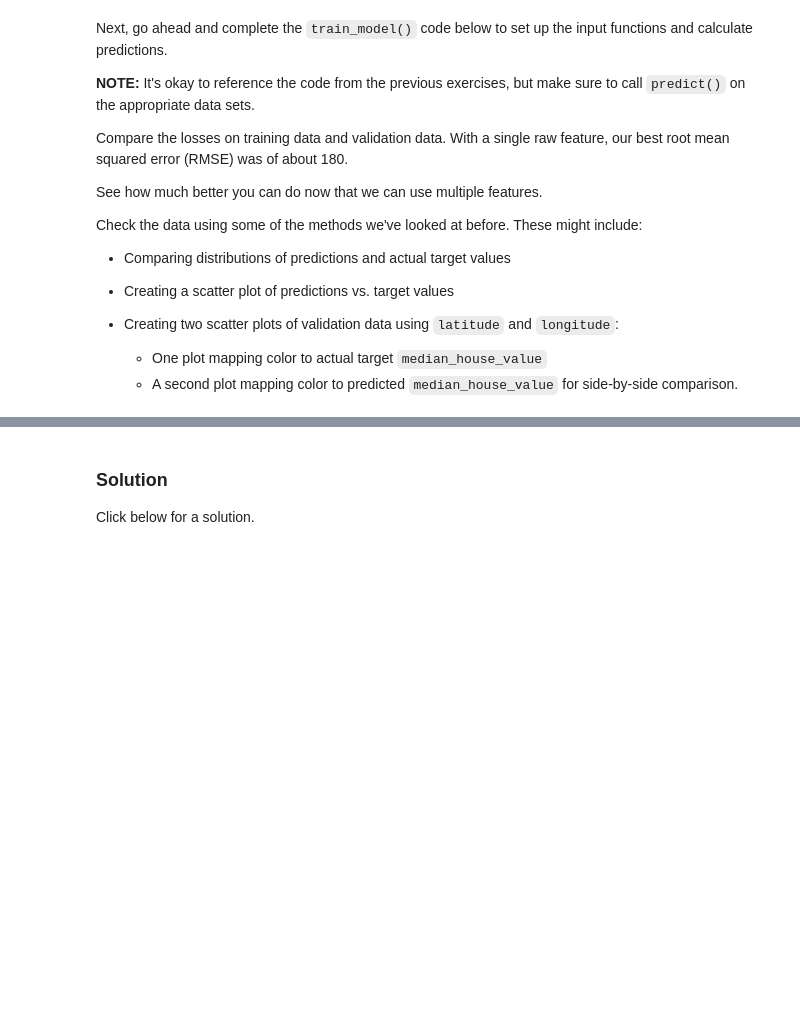
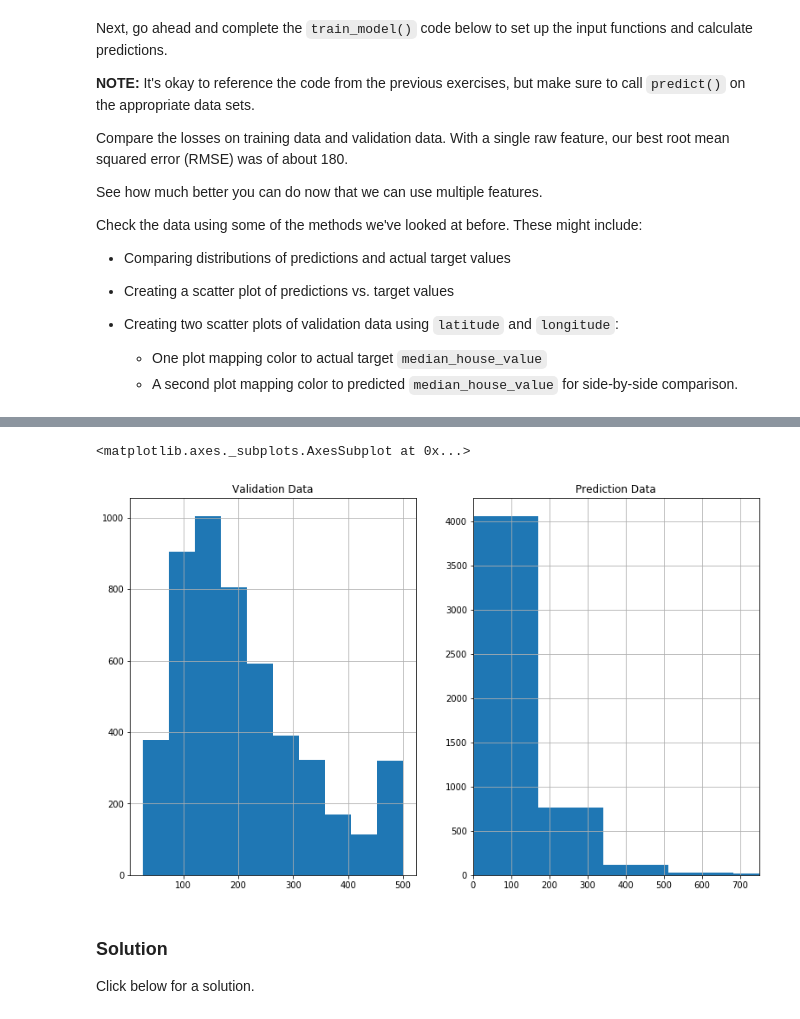
Before and after one commit to odmana/google-ai-crash-course, a Jupyter notebook: validation.ipynb, the cells around one changed output, grey strips where cells are left out. Saved outputs shown, nothing was run; the diff lists cells and outputs as text; code cells hidden in the pictures; blank space fills up the shorter version.

```diff
--- a/validation.ipynb
+++ b/validation.ipynb
@@ -431,3 +488,19 @@ KeyboardInterrupt: ignored
+# %%
+plt.figure(figsize=(13, 8))
+ax = plt.subplot(1, 2, 1)
+ax.set_title("Validation Data")
+
+calibration_data_validation["targets"].hist()
+
+ax = plt.subplot(1,2,2)
+ax.set_title("Prediction Data")
+
+ax.set_autoscalex_on(False)
+ax.set_xlim([0, 750])
+calibration_data_validation["predictions"].hist()
+# %% [output]
+<matplotlib.axes._subplots.AxesSubplot at 0x...>
+[figure, added]
 # %% [markdown]
 ### Solution
 
```
Also changed, not shown: parts of 10 cells of this notebook.
